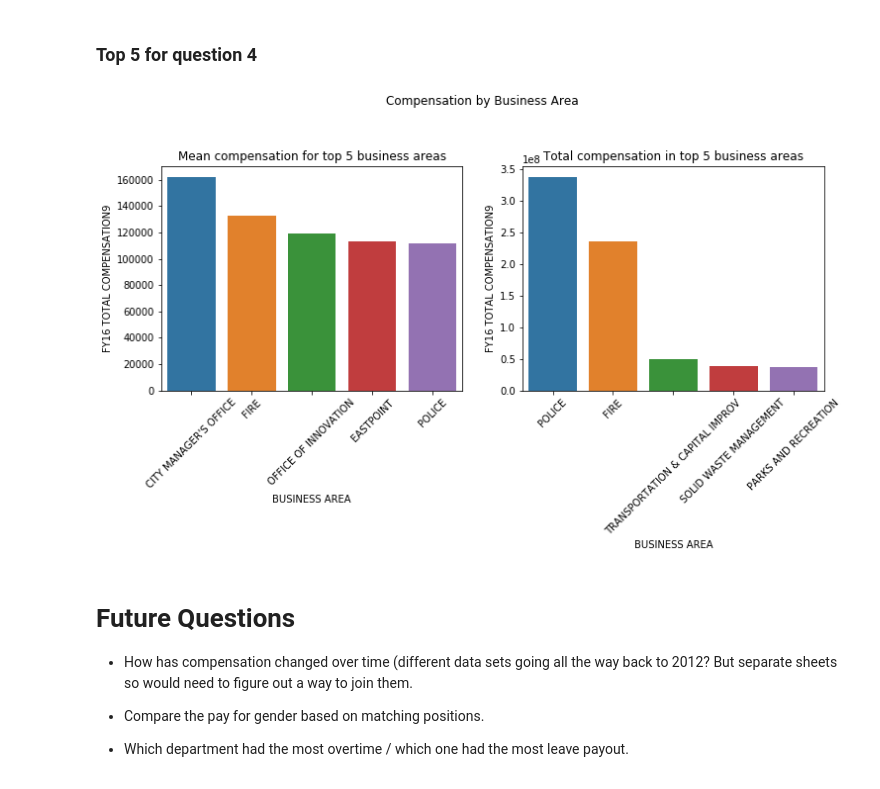
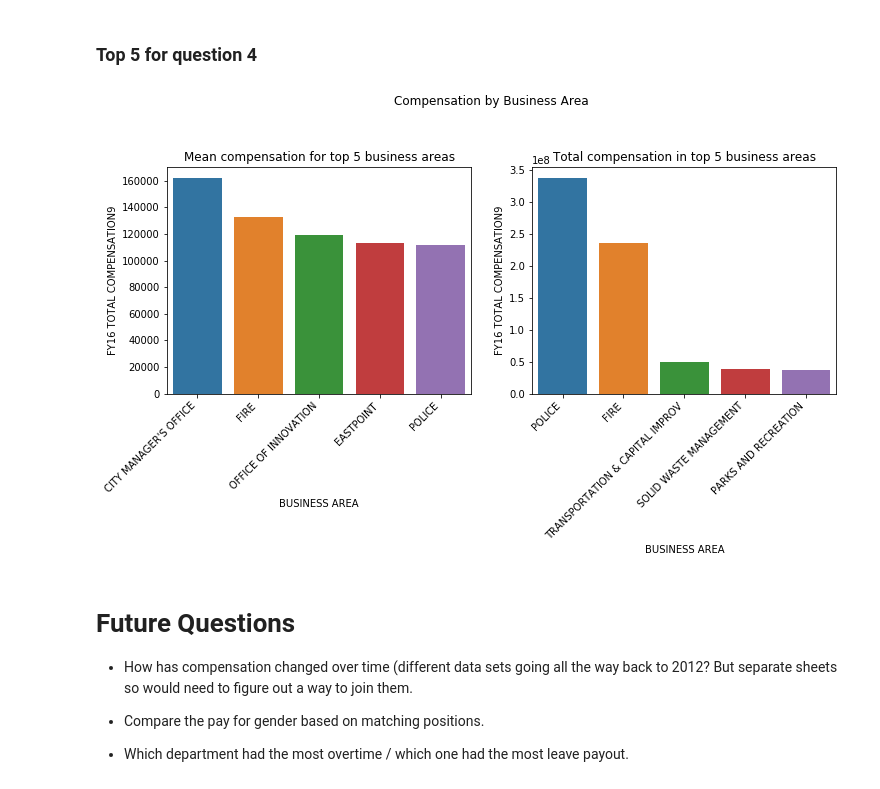
Before and after one commit to guedanie/SA-CITY-DATA, a Jupyter notebook: FY16_sa_city_compensation.ipynb, the cells around one changed output. Saved outputs shown, nothing was run; the diff lists cells and outputs as text; code cells hidden in the pictures.

```diff
--- a/FY16_sa_city_compensation.ipynb
+++ b/FY16_sa_city_compensation.ipynb
@@ -257,22 +257,22 @@ mean_data = city_data.groupby("BUSINESS AREA")["BUSINESS AREA", "FY16 TOTAL COMP
 # %%
 plt.figure(figsize=(12,10))
 plt.suptitle("Compensation by Business Area")
 
 plt.subplot(221)
 sns.barplot(data=mean_data, x=mean_data.index, y="FY16 TOTAL COMPENSATION9")
-plt.xticks(rotation=45, fontsize=10)
+plt.xticks(rotation=45, fontsize=10, ha="right")
 plt.title("Mean compensation for top 5 business areas")
 # plt.yscale("log")
 
 plt.subplot(222)
 sns.barplot(data=count, x=count.index, y="FY16 TOTAL COMPENSATION9")
-plt.xticks(rotation=45, fontsize=10)
+plt.xticks(rotation=45, fontsize=10, ha="right")
 plt.title("Total compensation in top 5 business areas")
 
 
 plt.subplots_adjust(hspace=0.4)
 # %% [output]
-[figure, old version]
+[figure, new version]
 # %% [markdown]
 # Future Questions
 
```
Also changed, not shown: parts of 13 cells of this notebook.
